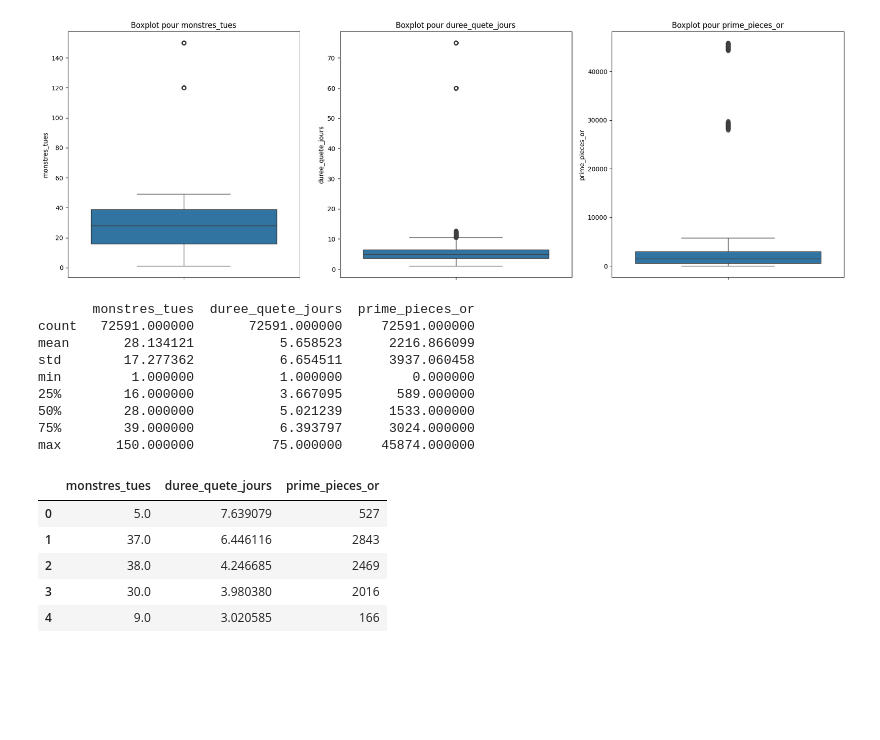
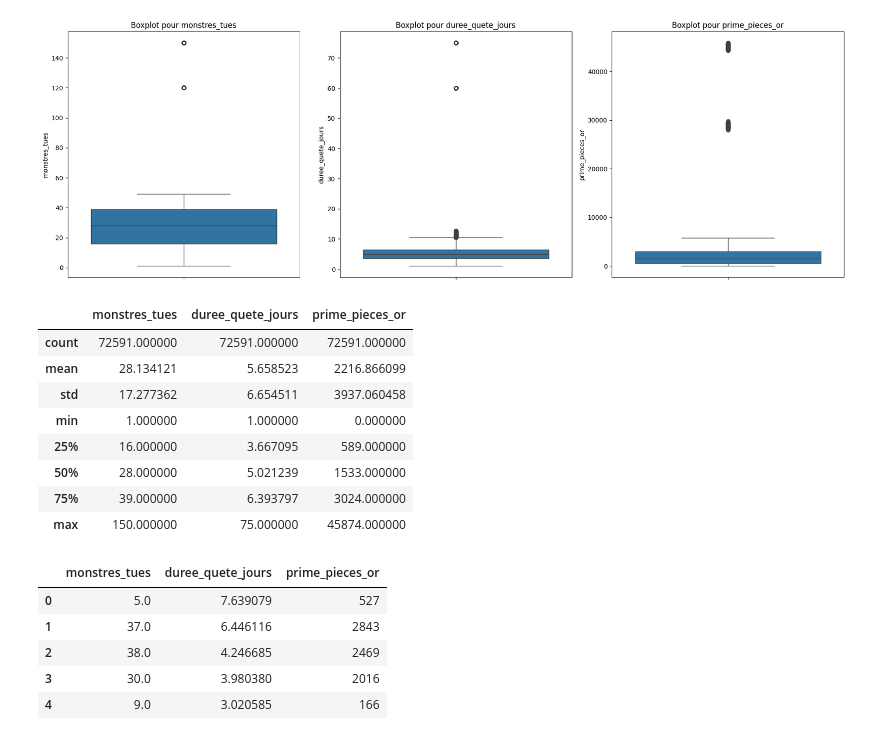
Before and after one commit to hystb/Atelier_decouverte_machine_learning_ressources, a Jupyter notebook: ml1/guildmaster_easy.ipynb, the cells around one changed output. Cells and saved outputs as stored; diff of their text form; code cells hidden in the pictures; blank space fills up the shorter version.

```diff
--- a/ml1/guildmaster_easy.ipynb
+++ b/ml1/guildmaster_easy.ipynb
@@ -28,18 +28,18 @@ plt.tight_layout()
 plt.show()
 # %% [output]
 [figure]
-# %%
-print(data.describe())
-# %% [output]
-       monstres_tues  duree_quete_jours  prime_pieces_or
-count   72591.000000       72591.000000     72591.000000
-mean       28.134121           5.658523      2216.866099
-std        17.277362           6.654511      3937.060458
-min         1.000000           1.000000         0.000000
-25%        16.000000           3.667095       589.000000
-50%        28.000000           5.021239      1533.000000
-75%        39.000000           6.393797      3024.000000
-max       150.000000          75.000000     45874.000000
+# %%
+data.describe()
+# %% [output]
+|  | monstres_tues | duree_quete_jours | prime_pieces_or |
+| count | 72591.000000 | 72591.000000 | 72591.000000 |
+| mean | 28.134121 | 5.658523 | 2216.866099 |
+| std | 17.277362 | 6.654511 | 3937.060458 |
+| min | 1.000000 | 1.000000 | 0.000000 |
+| 25% | 16.000000 | 3.667095 | 589.000000 |
+| 50% | 28.000000 | 5.021239 | 1533.000000 |
+| 75% | 39.000000 | 6.393797 | 3024.000000 |
+| max | 150.000000 | 75.000000 | 45874.000000 |
 # %%
 data.head()
 # %% [output]
```
Also changed, not shown: parts of 2 cells of this notebook, 1 other file.
